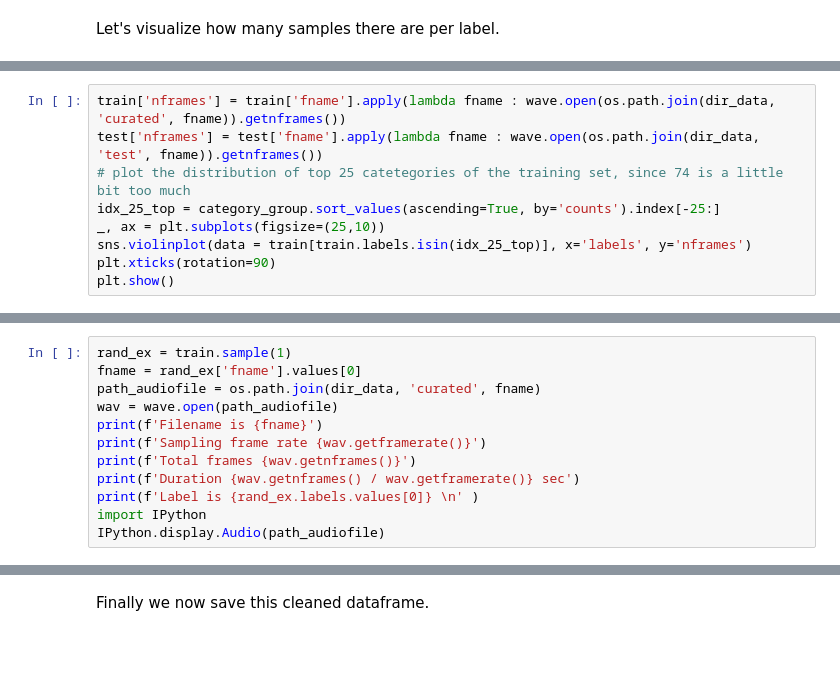
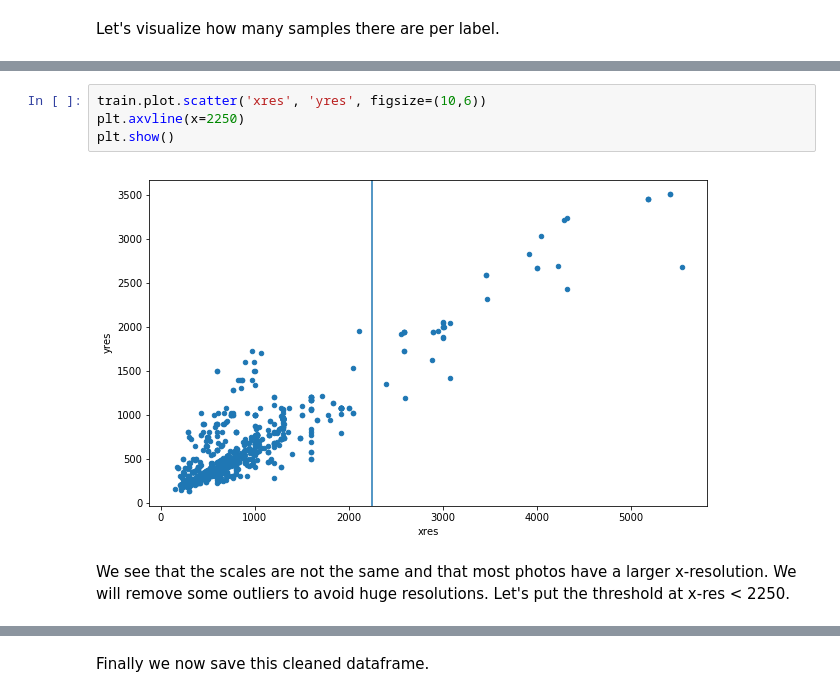
Before and after one commit to gheorghebg11/Shell, a Jupyter notebook: Shell_copy.ipynb, the cells around one changed output, grey strips where cells are left out. Cells and saved outputs as stored; diff of their text form; blank space fills up the shorter version.

```diff
--- a/Shell_copy.ipynb
+++ b/Shell_copy.ipynb
@@ -144,9 +182,0 @@ We first only look at the top 25 categories
-# %%
-train['nframes'] = train['fname'].apply(lambda fname : wave.open(os.path.join(dir_data, 'curated', fname)).getnframes())
-test['nframes'] = test['fname'].apply(lambda fname : wave.open(os.path.join(dir_data, 'test', fname)).getnframes())
-# plot the distribution of top 25 catetegories of the training set, since 74 is a little bit too much
-idx_25_top = category_group.sort_values(ascending=True, by='counts').index[-25:]
-_, ax = plt.subplots(figsize=(25,10))
-sns.violinplot(data = train[train.labels.isin(idx_25_top)], x='labels', y='nframes')
-plt.xticks(rotation=90)
-plt.show()
@@ -162,12 +183,8 @@ Let's pick a random audio clip and look at its attributes.
-# %%
-rand_ex = train.sample(1)
-fname = rand_ex['fname'].values[0]
-path_audiofile = os.path.join(dir_data, 'curated', fname)
-wav = wave.open(path_audiofile)
-print(f'Filename is {fname}')
-print(f'Sampling frame rate {wav.getframerate()}')
-print(f'Total frames {wav.getnframes()}')
-print(f'Duration {wav.getnframes() / wav.getframerate()} sec')
-print(f'Label is {rand_ex.labels.values[0]} \n' )
-import IPython
-IPython.display.Audio(path_audiofile)
+# %%
+train.plot.scatter('xres', 'yres', figsize=(10,6))
+plt.axvline(x=2250)
+plt.show()
+# %% [output]
+[figure, added]
+# %% [markdown]
+We see that the scales are not the same and that most photos have a larger x-resolution. We will remove some outliers to avoid huge resolutions. Let's put the threshold at x-res < 2250.
```
Also changed, not shown: parts of 57 cells of this notebook.
